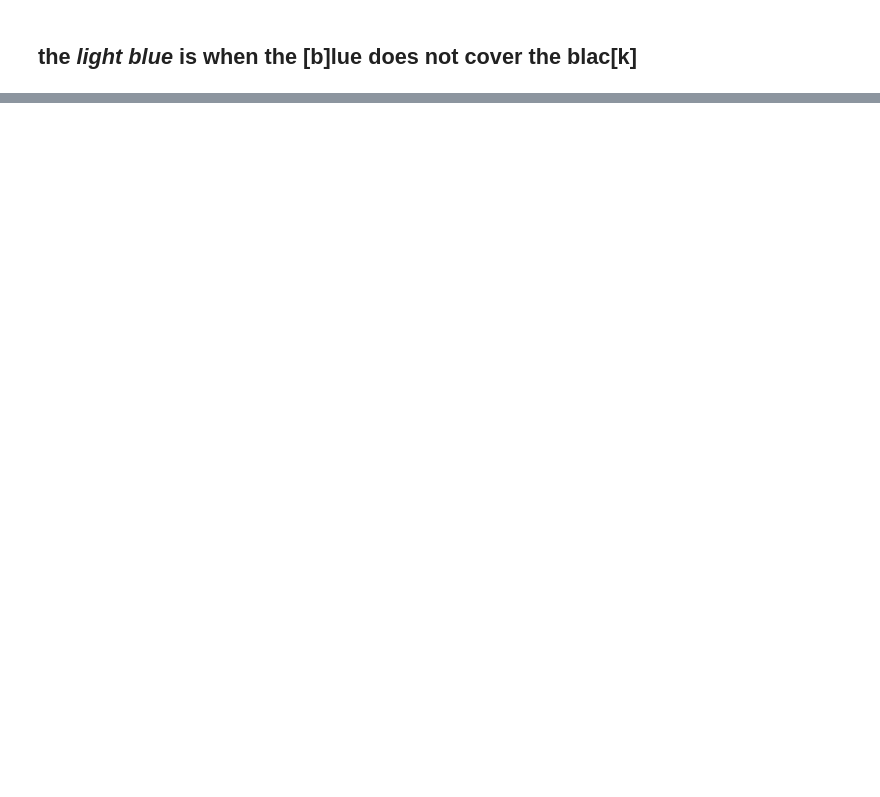
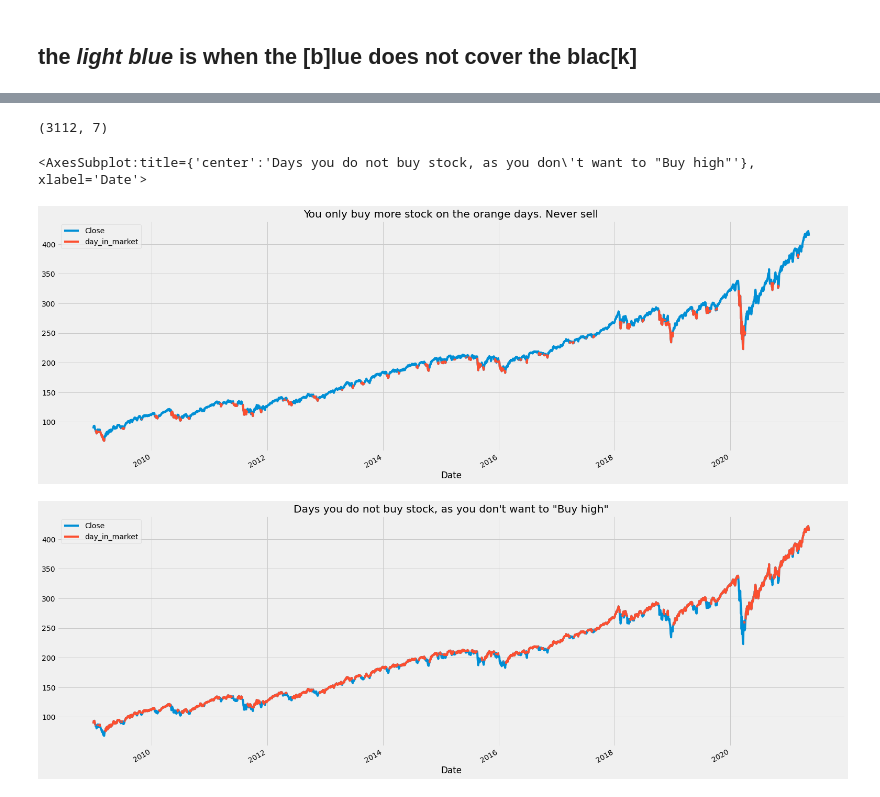
Before and after one commit to alik604/algorithmic-trading, a Jupyter notebook: stock_algo_trading_CCI.ipynb, the cells around one changed output, grey strips where cells are left out. Saved outputs shown, nothing was run; the diff lists cells and outputs as text; code cells hidden in the pictures; blank space fills up the shorter version.

```diff
--- a/stock_algo_trading_CCI.ipynb
+++ b/stock_algo_trading_CCI.ipynb
@@ -224,0 +259,25 @@ print("  total: {}".format(total))
+# %%
+CCI_to_buy_below = -30
+print(dataset.shape)
+
+tmp = dataset[dataset['cci'] > CCI_to_buy_below]
+
+a = set(dataset.index.values)
+b = set(tmp.index.values)
+idx_in_market = list(a-b)
+dataset['day_in_market'] = dataset.loc[idx_in_market].sort_index()['Close']
+dataset[['Close', 'day_in_market']].plot(figsize=(24, 9), title='You only buy more stock on the orange days. Never sell')
+
+
+tmp = dataset[dataset['cci'] < CCI_to_buy_below]
+
+a = set(dataset.index.values)
+b = set(tmp.index.values)
+idx_in_market = list(a-b)
+dataset['day_in_market'] = dataset.loc[idx_in_market].sort_index()['Close']
+dataset[['Close', 'day_in_market']].plot(figsize=(24, 9), title='Days you do not buy stock, as you don\'t want to \"Buy high\"')
+# %% [output]
+(3112, 7)
+<AxesSubplot:title={'center':'Days you do not buy stock, as you don\'t want to "Buy high"'}, xlabel='Date'>
+[figure, added]
+[figure, added]
```
Also changed, not shown: parts of 12 cells of this notebook, 1 other file.
